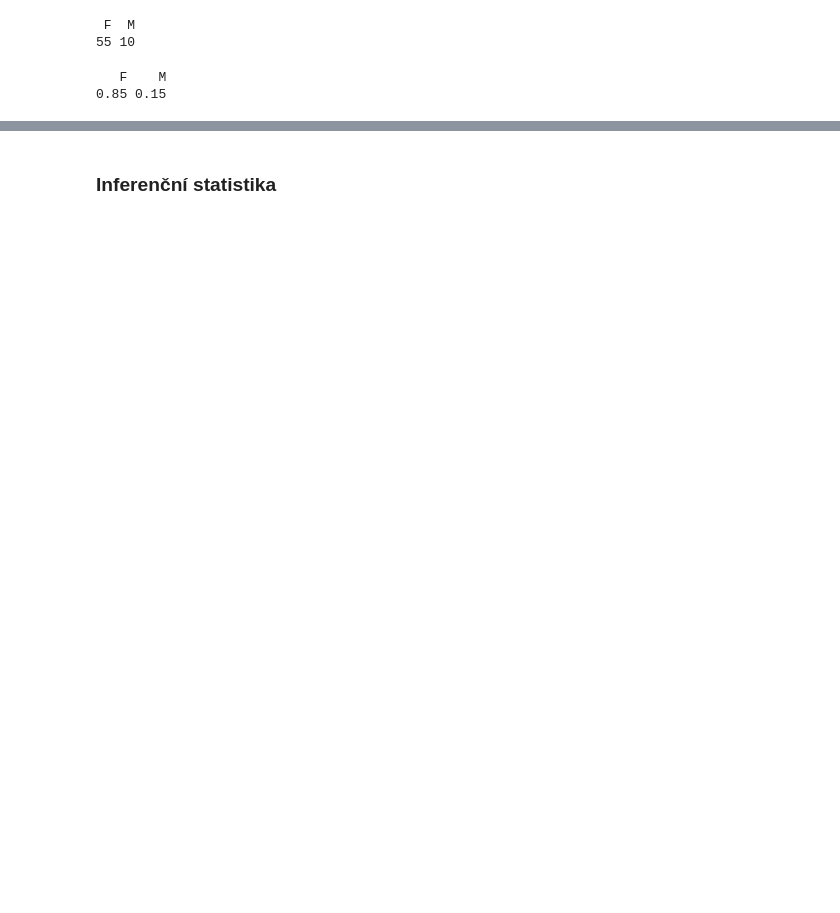
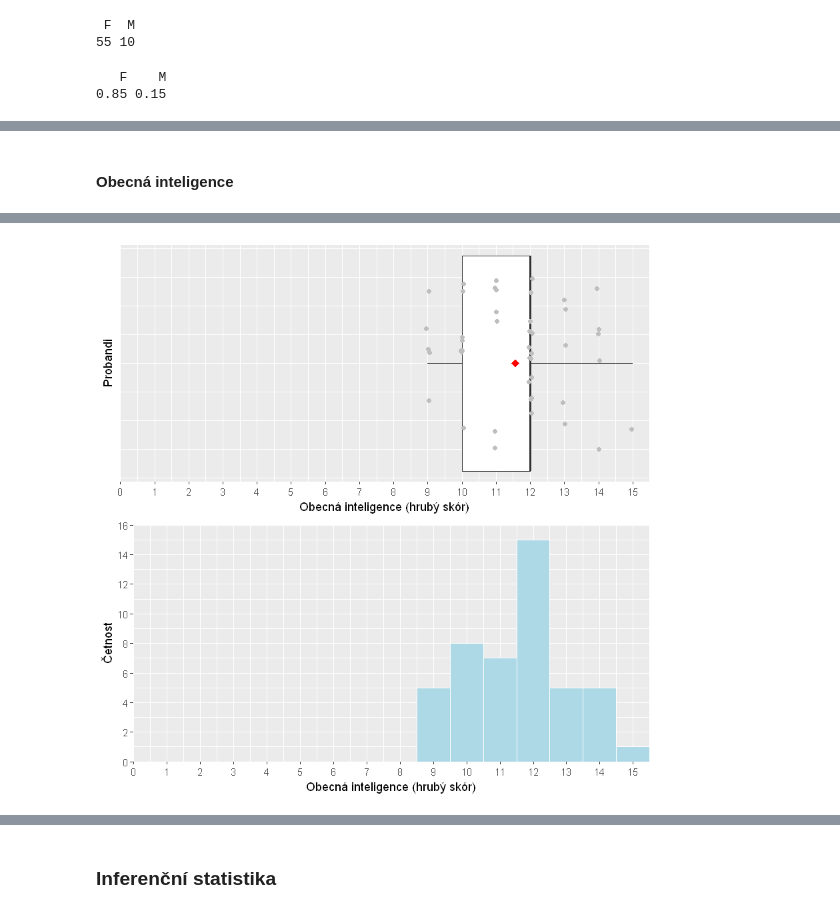
Before and after one commit to lstehlik2809/Seminar-obecne-psychologie-Inteligence, a Jupyter notebook: Seminar_obecne_psychologie_Inteligence.ipynb, the cells around one changed output, grey strips where cells are left out. Cells and saved outputs as stored; diff of their text form; code cells hidden in the pictures; blank space fills up the shorter version.

```diff
--- a/Seminar_obecne_psychologie_Inteligence.ipynb
+++ b/Seminar_obecne_psychologie_Inteligence.ipynb
@@ -138,3 +133,28 @@ psych::describe()
 | Svedomitost | 10 | 42 | 5.369048 | 1.2200536 | 5.5 | 5.470588 | 1.48260 | 1.5 | 7.0 | 5.5 | -0.951216912 | ... |
 | Emocni_stabilita | 11 | 42 | 4.047619 | 1.4725518 | 4.0 | 4.058824 | 1.85325 | 1.5 | 6.5 | 5.0 | -0.001530203 | ... |
 | Otevrenost | 12 | 42 | 5.190476 | 1.1736559 | 5.5 | 5.294118 | 0.74130 | 2.5 | 7.0 | 4.5 | -0.682064270 | ... |
+# %% [markdown]
+#### Obecná inteligence
+# %%
+library(gridExtra)
+
+graf_IQ1 <- ggplot(myData, aes(Obecna_inteligence))+
+      geom_histogram(colour="white", fill="lightblue", binwidth = 1)+
+      scale_x_continuous(expand = c(0,0), limit = c(0, 15.5), breaks = seq(0,15,1))+
+      scale_y_continuous(expand = c(0,0), limit = c(0, 16), breaks = seq(0,16,2))+
+      xlab("Obecná inteligence (hrubý skór)")+
+      ylab("Četnost")
+
+graf_IQ2 <- ggplot(myData, aes(x=1, y= Obecna_inteligence))+
+      geom_boxplot(outlier.shape = NA)+
+      geom_jitter(color = "grey", width = 0.3, height = 0.05)+
+      stat_summary(fun.y=mean, colour="red", geom="point", shape=18, size=3)+
+      coord_flip()+
+      scale_y_continuous(expand = c(0,0), limit = c(0, 15.5), breaks = seq(0,15,1))+
+      theme(axis.text.y=element_blank(),
+        axis.ticks.y=element_blank())+
+      xlab("Probandi")+
+      ylab("Obecná inteligence (hrubý skór)")
+
+grid.arrange(graf_IQ2, graf_IQ1, ncol=1)
+# %% [output]
@@ -140,0 +166 @@ psych::describe()
+[figure, added]
```
Also changed, not shown: parts of 19 cells of this notebook.
